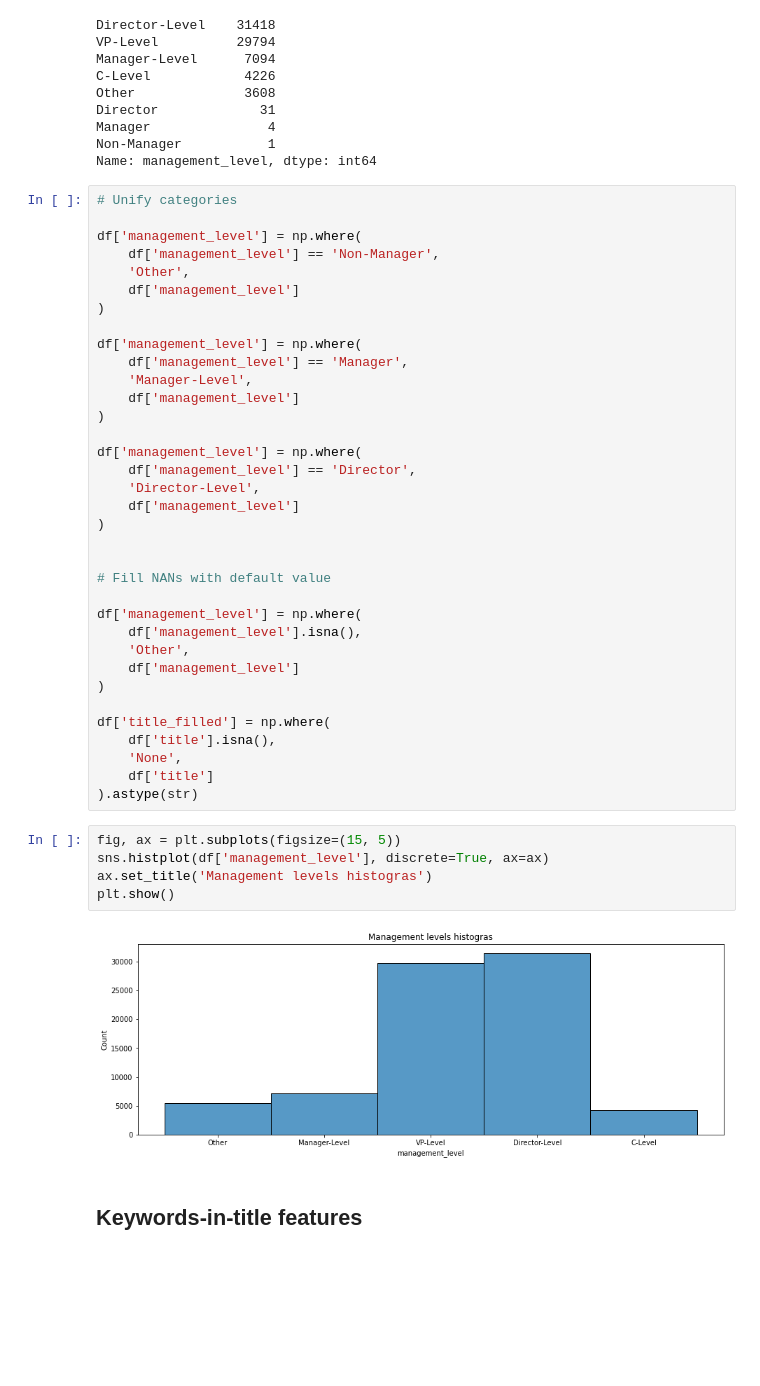
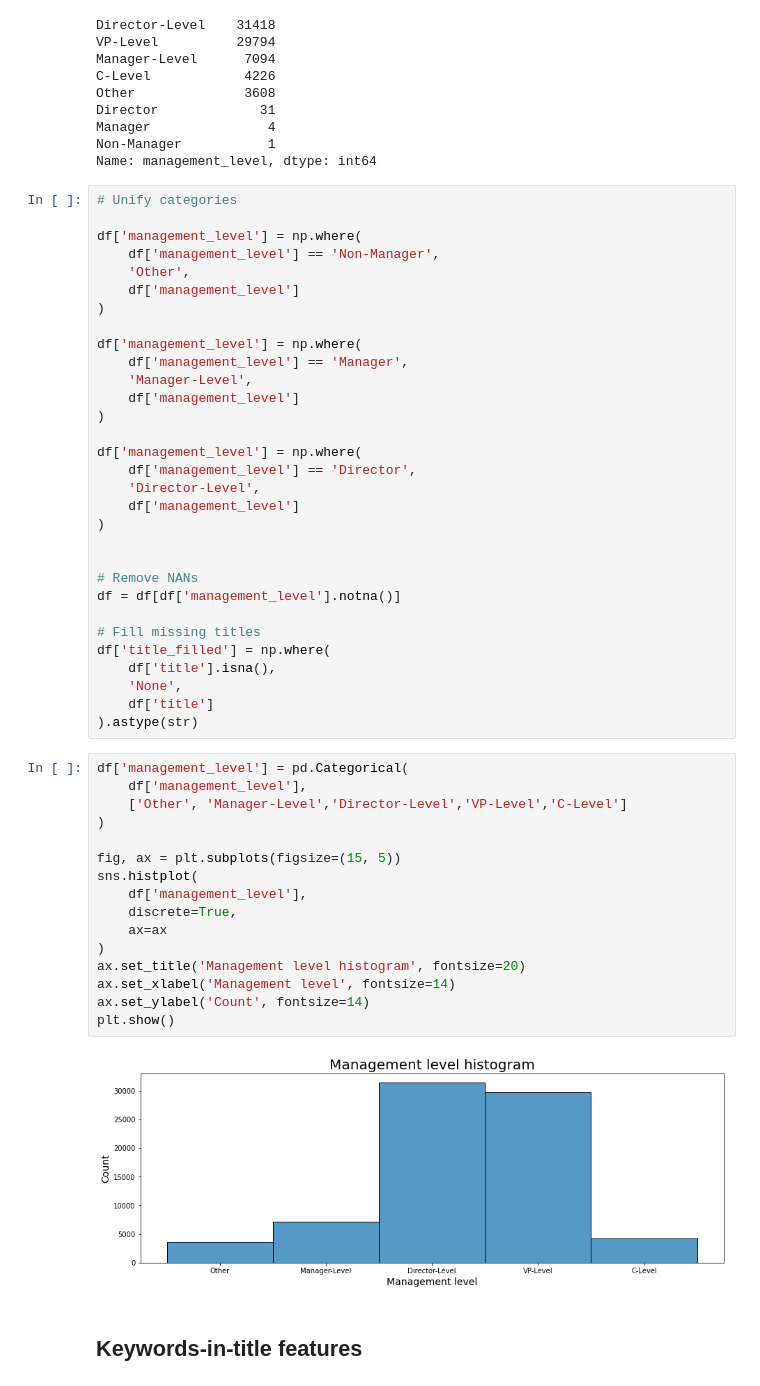
Before and after one commit to omerk1/seniority_prediction, a Jupyter notebook: notebooks/seniority_prediction.ipynb, the cells around one changed output. Drawn from its saved outputs; the diff is of its cells as text; blank space fills up the shorter version.

```diff
--- a/notebooks/seniority_prediction.ipynb
+++ b/notebooks/seniority_prediction.ipynb
@@ -84,26 +84,33 @@ df['management_level'] = np.where(
 )
 
 
-# Fill NANs with default value
+# Remove NANs
+df = df[df['management_level'].notna()]
 
-df['management_level'] = np.where(
-    df['management_level'].isna(),
-    'Other',
-    df['management_level']
-)
-
+# Fill missing titles
 df['title_filled'] = np.where(
     df['title'].isna(),
     'None',
     df['title']
 ).astype(str)
 # %%
+df['management_level'] = pd.Categorical(
+    df['management_level'],
+    ['Other', 'Manager-Level','Director-Level','VP-Level','C-Level']
+)
+
 fig, ax = plt.subplots(figsize=(15, 5))
-sns.histplot(df['management_level'], discrete=True, ax=ax)
-ax.set_title('Management levels histogras')
+sns.histplot(
+    df['management_level'],
+    discrete=True,
+    ax=ax
+)
+ax.set_title('Management level histogram', fontsize=20)
+ax.set_xlabel('Management level', fontsize=14)
+ax.set_ylabel('Count', fontsize=14)
 plt.show()
 # %% [output]
-[figure, old version]
+[figure, new version]
 # %% [markdown]
 ## Keywords-in-title features
 # %% [markdown]
```
Also changed, not shown: parts of 53 cells of this notebook.
